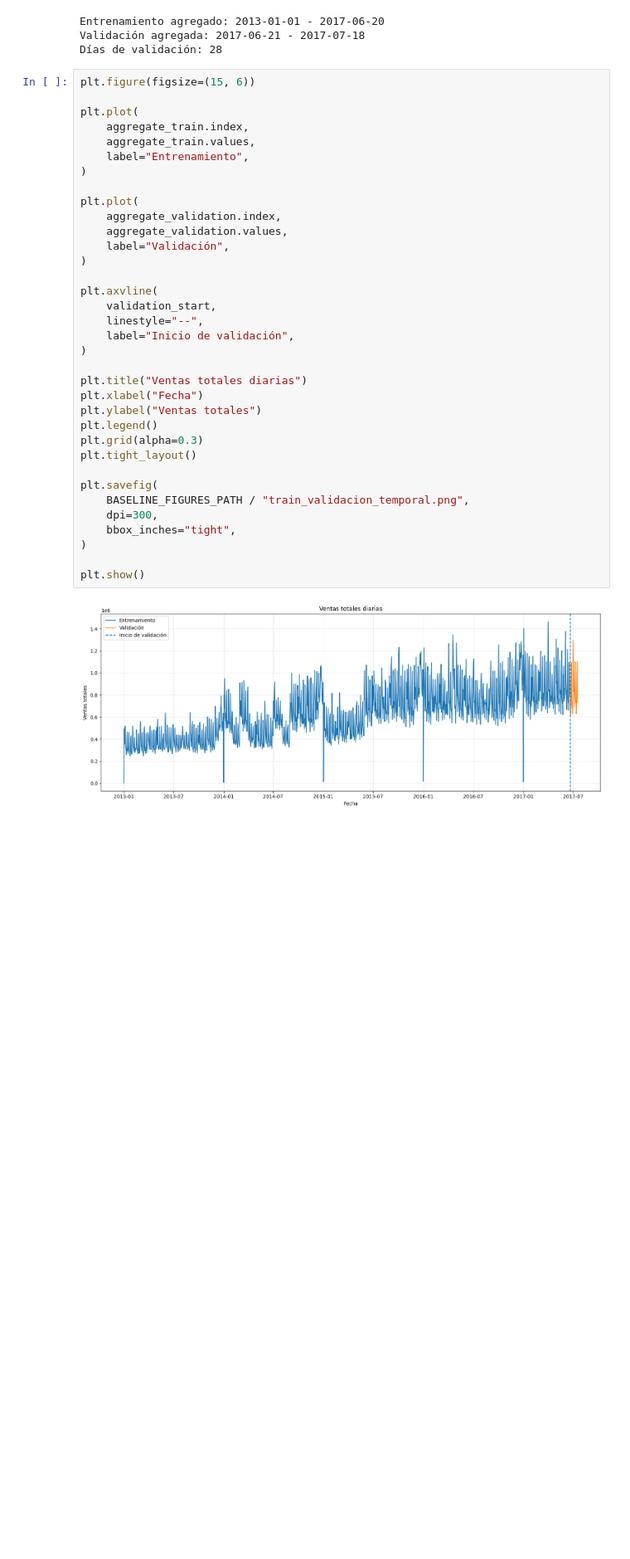
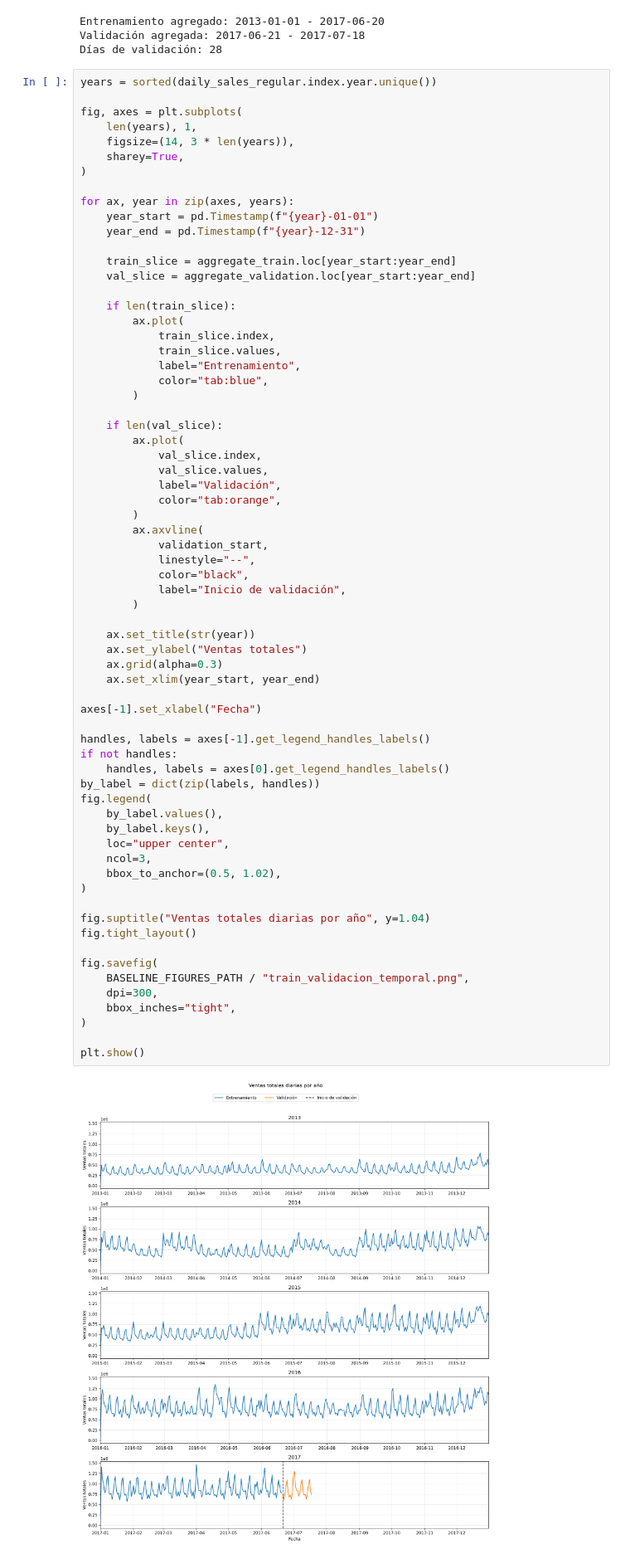
Before and after one commit to ldominguez22/TFM-Kaggle, a Jupyter notebook: notebooks/04_modelado_baseline_figuras.ipynb, the cells around one changed output. Shown at 83% size. Saved outputs shown, nothing was run; the diff lists cells and outputs as text; blank space fills up the shorter version.

```diff
--- a/notebooks/04_modelado_baseline_figuras.ipynb
+++ b/notebooks/04_modelado_baseline_figuras.ipynb
@@ -1019,42 +958,74 @@ Entrenamiento agregado: 2013-01-01 - 2017-06-20
 Validación agregada: 2017-06-21 - 2017-07-18
 Días de validación: 28
 # %%
-plt.figure(figsize=(15, 6))
+years = sorted(daily_sales_regular.index.year.unique())
 
-plt.plot(
-    aggregate_train.index,
-    aggregate_train.values,
-    label="Entrenamiento",
+fig, axes = plt.subplots(
+    len(years), 1,
+    figsize=(14, 3 * len(years)),
+    sharey=True,
 )
 
-plt.plot(
-    aggregate_validation.index,
-    aggregate_validation.values,
-    label="Validación",
+for ax, year in zip(axes, years):
+    year_start = pd.Timestamp(f"{year}-01-01")
+    year_end = pd.Timestamp(f"{year}-12-31")
+
+    train_slice = aggregate_train.loc[year_start:year_end]
+    val_slice = aggregate_validation.loc[year_start:year_end]
+
+    if len(train_slice):
+        ax.plot(
+            train_slice.index,
+            train_slice.values,
+            label="Entrenamiento",
+            color="tab:blue",
+        )
+
+    if len(val_slice):
+        ax.plot(
+            val_slice.index,
+            val_slice.values,
+            label="Validación",
+            color="tab:orange",
+        )
+        ax.axvline(
+            validation_start,
+            linestyle="--",
+            color="black",
+            label="Inicio de validación",
+        )
+
+    ax.set_title(str(year))
+    ax.set_ylabel("Ventas totales")
+    ax.grid(alpha=0.3)
+    ax.set_xlim(year_start, year_end)
+
+axes[-1].set_xlabel("Fecha")
+
+handles, labels = axes[-1].get_legend_handles_labels()
+if not handles:
+    handles, labels = axes[0].get_legend_handles_labels()
+by_label = dict(zip(labels, handles))
+fig.legend(
+    by_label.values(),
+    by_label.keys(),
+    loc="upper center",
+    ncol=3,
+    bbox_to_anchor=(0.5, 1.02),
 )
 
-plt.axvline(
-    validation_start,
-    linestyle="--",
-    label="Inicio de validación",
-)
+fig.suptitle("Ventas totales diarias por año", y=1.04)
+fig.tight_layout()
 
-plt.title("Ventas totales diarias")
-plt.xlabel("Fecha")
-plt.ylabel("Ventas totales")
-plt.legend()
-plt.grid(alpha=0.3)
-plt.tight_layout()
-
-plt.savefig(
+fig.savefig(
     BASELINE_FIGURES_PATH / "train_validacion_temporal.png",
     dpi=300,
     bbox_inches="tight",
 )
 
 plt.show()
 # %% [output]
-[figure, old version]
+[figure, new version]
 # %%
 # =============================================================================
 # MODELO CLÁSICO 1: MEDIA MÓVIL
```
Also changed, not shown: parts of 16 cells of this notebook, 5 other files.
